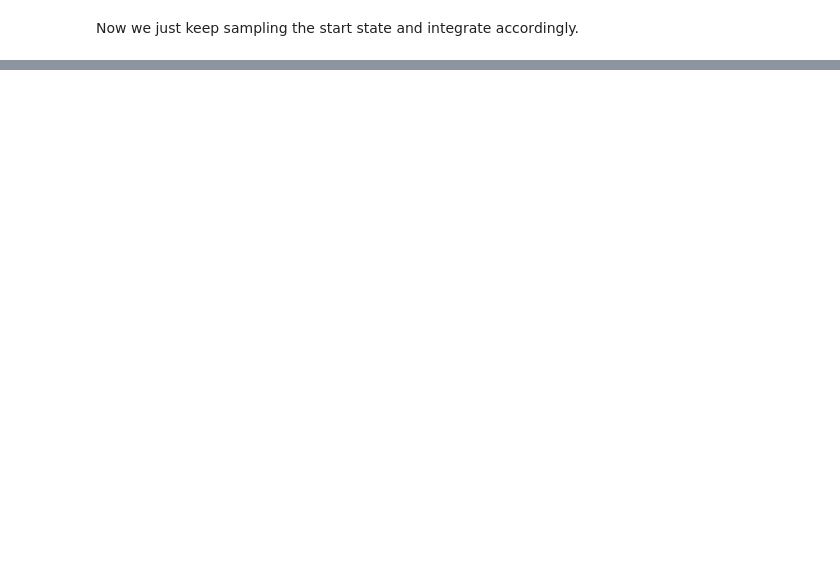
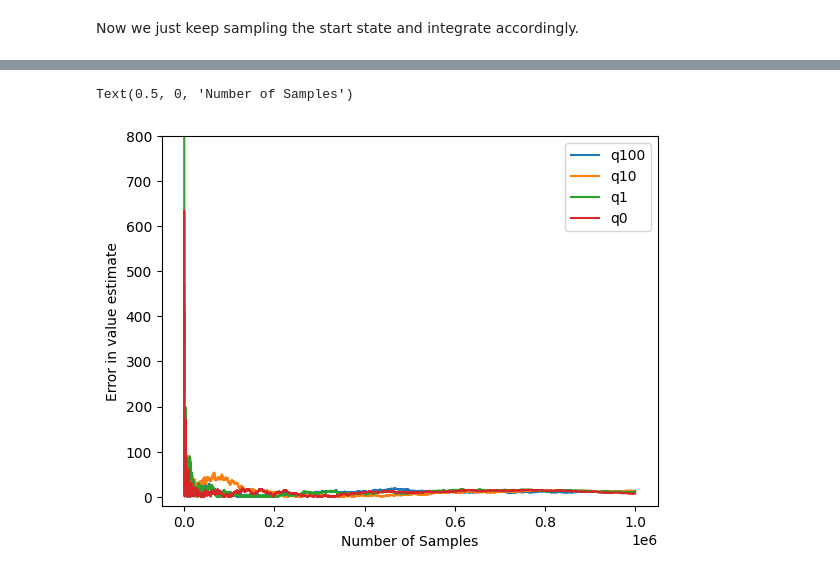
Before and after one commit to aa14k/adaptive_time, a Jupyter notebook: code/adaptive_time/notebooks/value_estimation.ipynb, the cells around one changed output, grey strips where cells are left out. Drawn from its saved outputs; the diff is of its cells as text; code cells hidden in the pictures; blank space fills up the shorter version.

```diff
--- a/code/adaptive_time/notebooks/value_estimation.ipynb
+++ b/code/adaptive_time/notebooks/value_estimation.ipynb
@@ -325,0 +321,16 @@ Text(0.5, 0, 'Number of Samples')
+# %%
+for s in samplers_tried.keys():
+    if "q" not in s:
+        continue
+    plt.plot(
+        number_of_pivots_by_episode[s],
+        np.abs(estimated_values_by_episode[s]-true_value),
+        label=s)
+
+plt.legend()
+plt.ylabel("Error in value estimate")
+plt.ylim(-20, 800)
+plt.xlabel("Number of Samples")
+# %% [output]
+Text(0.5, 0, 'Number of Samples')
+[figure, added]
```
Also changed, not shown: parts of 9 cells of this notebook.
